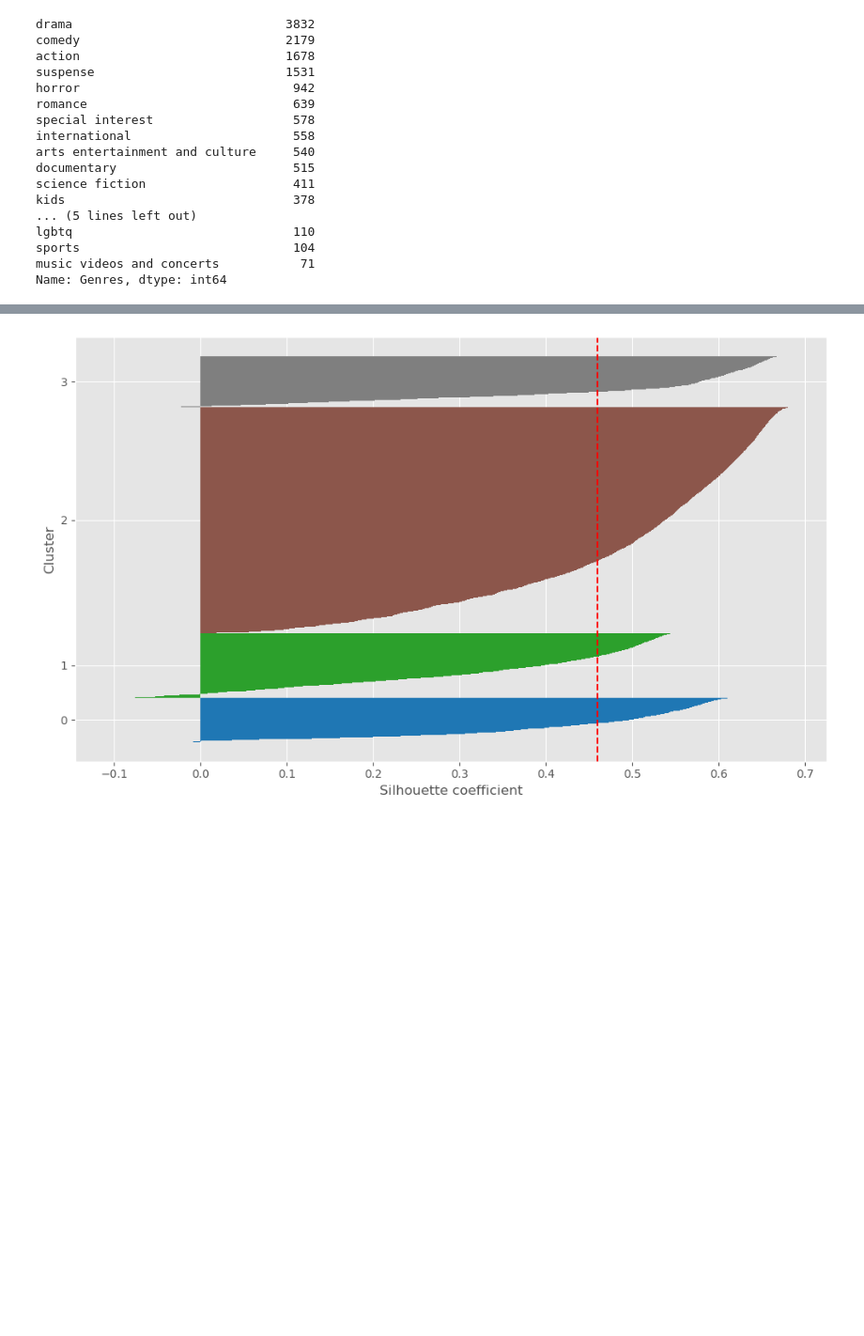
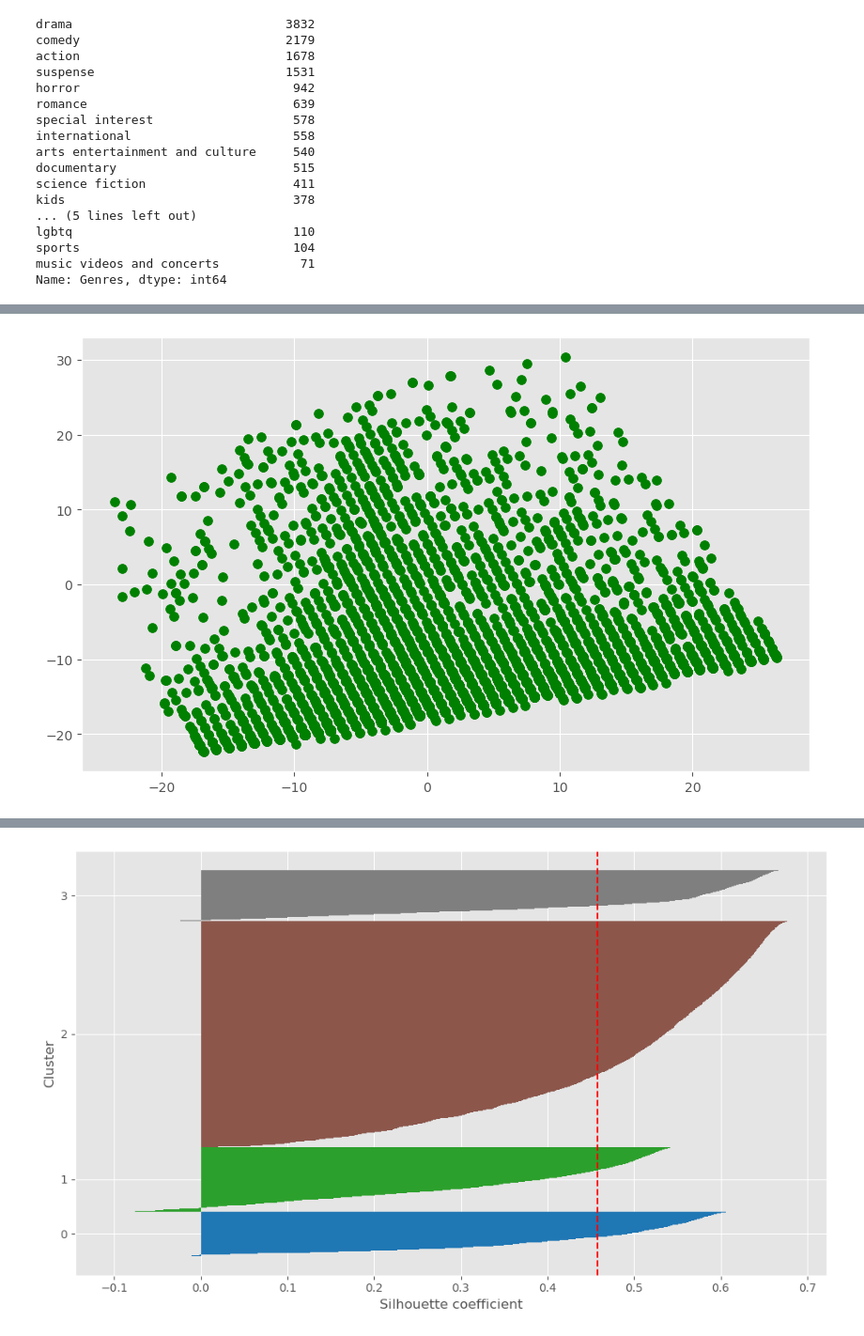
Before and after one commit to ale-rei/reitano-amazon-prime-and-tv-shows, a Jupyter notebook: alessioreitano.ipynb, the cells around one changed output, grey strips where cells are left out. Shown at 94% size. Drawn from its saved outputs; the diff is of its cells as text; code cells hidden in the pictures; blank space fills up the shorter version.

```diff
--- a/alessioreitano.ipynb
+++ b/alessioreitano.ipynb
@@ -493,0 +539,5 @@ y_km = km.fit_predict(df_p)
+# %%
+plt.scatter(X[y_km==2, 0], X[y_km==2,1], s=50, c = 'green', label='Custer 3')
+plt.show()
+# %% [output]
+[figure, added]
```
Also changed, not shown: parts of 23 cells of this notebook, 1 other file.
